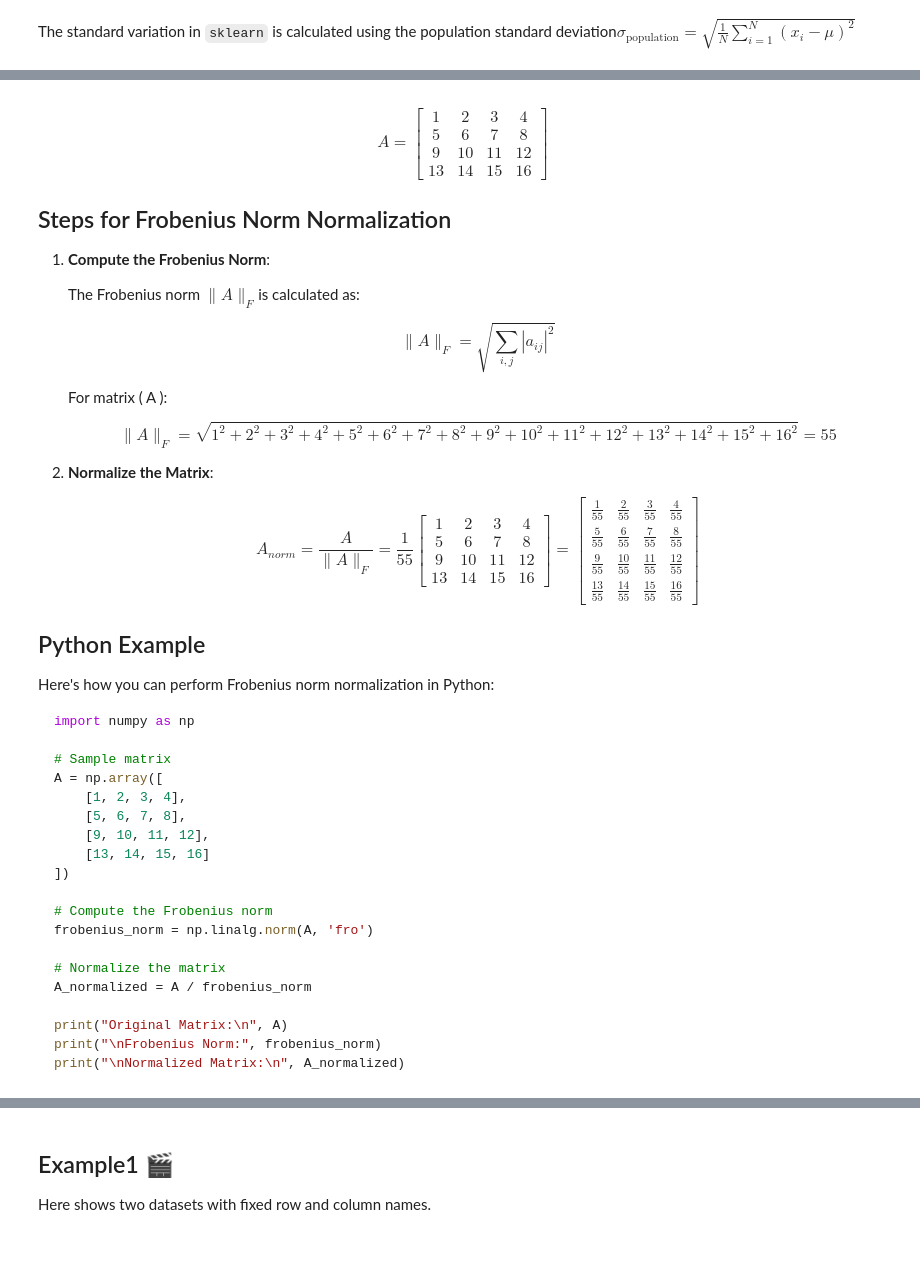
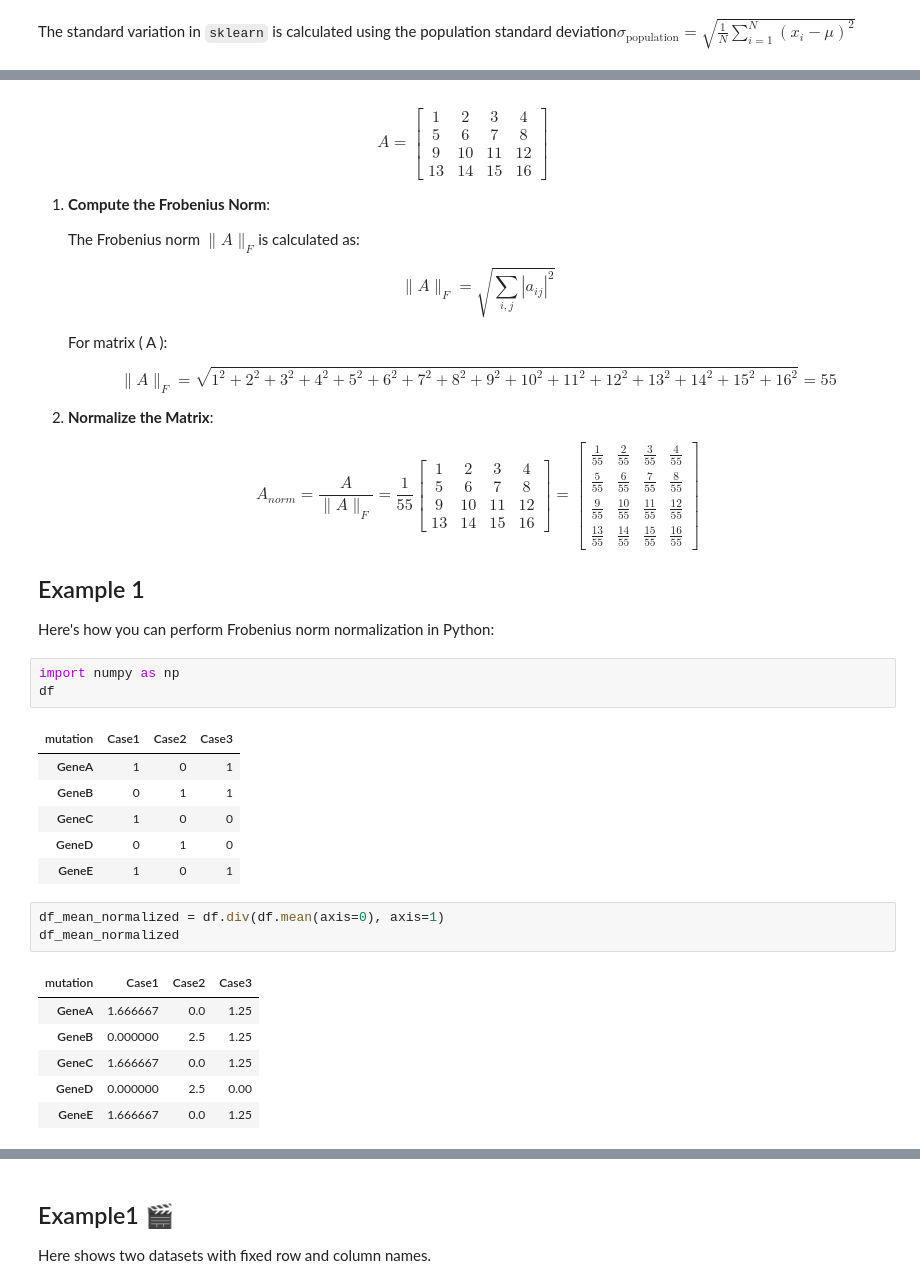
Before and after one commit to WanbingZeng/OMINEX, a Jupyter notebook: Chapeter 1 Data Loading and Preprocessing.ipynb, the cells around one changed output, grey strips where cells are left out. Cells and saved outputs as stored; diff of their text form; blank space fills up the shorter version.

````diff
--- a/Chapeter 1 Data Loading and Preprocessing.ipynb
+++ b/Chapeter 1 Data Loading and Preprocessing.ipynb
@@ -416,7 +465,6 @@ A = \begin{bmatrix}
 \end{bmatrix}
 $$
 
-## Steps for Frobenius Norm Normalization
 
 1. **Compute the Frobenius Norm**:
 
@@ -451,28 +499,26 @@ $$
    $$
 
 
-## Python Example
+## Example 1
 
 Here's how you can perform Frobenius norm normalization in Python:
-
-```python
-import numpy as np
-
-# Sample matrix
-A = np.array([
-    [1, 2, 3, 4],
-    [5, 6, 7, 8],
-    [9, 10, 11, 12],
-    [13, 14, 15, 16]
-])
-
-# Compute the Frobenius norm
-frobenius_norm = np.linalg.norm(A, 'fro')
-
-# Normalize the matrix
-A_normalized = A / frobenius_norm
-
-print("Original Matrix:\n", A)
-print("\nFrobenius Norm:", frobenius_norm)
-print("\nNormalized Matrix:\n", A_normalized)
-```
+# %%
+import numpy as np
+df
+# %% [output]
+| mutation | Case1 | Case2 | Case3 |
+| GeneA | 1 | 0 | 1 |
+| GeneB | 0 | 1 | 1 |
+| GeneC | 1 | 0 | 0 |
+| GeneD | 0 | 1 | 0 |
+| GeneE | 1 | 0 | 1 |
+# %%
+df_mean_normalized = df.div(df.mean(axis=0), axis=1)
+df_mean_normalized
+# %% [output]
+| mutation | Case1 | Case2 | Case3 |
+| GeneA | 1.666667 | 0.0 | 1.25 |
+| GeneB | 0.000000 | 2.5 | 1.25 |
+| GeneC | 1.666667 | 0.0 | 1.25 |
+| GeneD | 0.000000 | 2.5 | 0.00 |
+| GeneE | 1.666667 | 0.0 | 1.25 |
````
Also changed, not shown: parts of 25 cells of this notebook.
